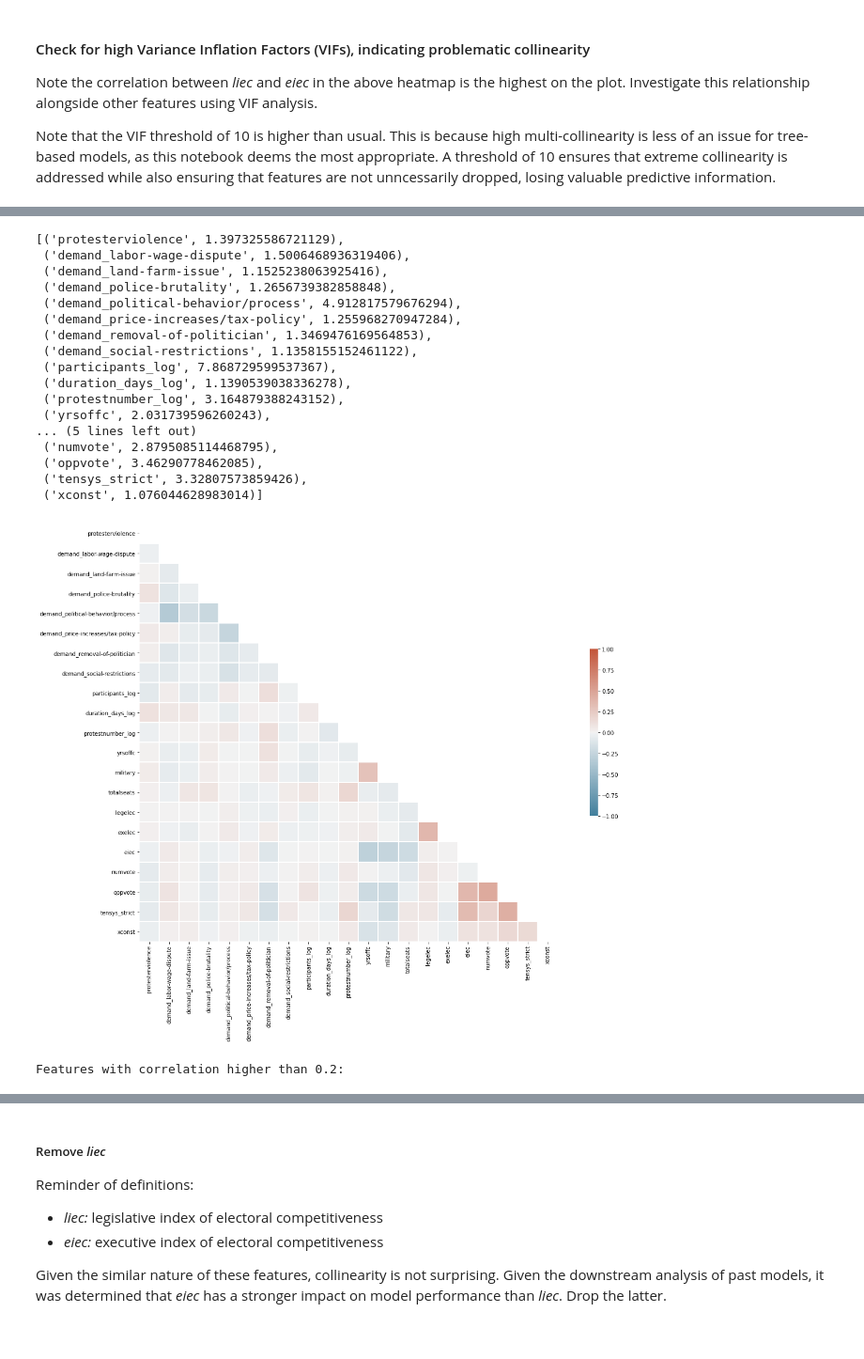
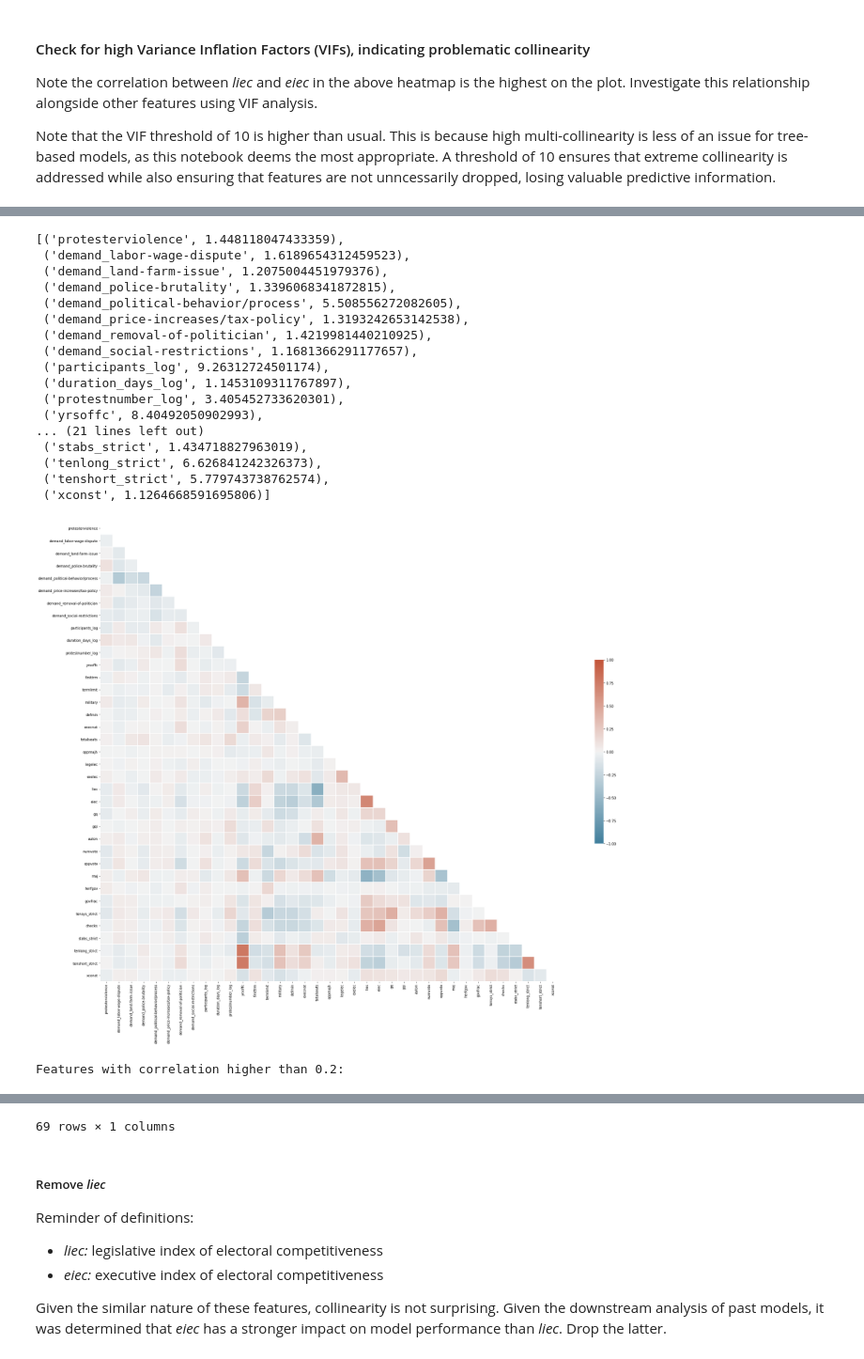
Before and after one commit to sethnlewis/Predicting-Political-Revolutions, a Jupyter notebook: notebooks/MODEL.ipynb, the cells around one changed output, grey strips where cells are left out. Shown at 94% size. Saved outputs shown, nothing was run; the diff lists cells and outputs as text; code cells hidden in the pictures.

```diff
--- a/notebooks/MODEL.ipynb
+++ b/notebooks/MODEL.ipynb
@@ -197,7 +209,7 @@ df['country'] = df.country.astype('category')
 # %% [markdown]
 ##### Run custom function that removes all features that don't have a minimum threshold of non-null values
 # %%
-df = remove_missing_data(df)
+df = remove_missing_data(df, MAX_MISSING_VALUES=1000)
 df.info()
 # %% [output]
 <class 'pandas.core.frame.DataFrame'>
@@ -294,28 +332,28 @@ def calc_vif(df_input):
 # %%
-vif_droppers = ['country', 'region', 'system'] # Categoricals
+vif_droppers = ['country', 'region', 'system', 'execrel'] # Categoricals
 collinearity_df = model_inputs.drop(vif_droppers, axis=1)
 
 display(calc_vif(collinearity_df))
 calculate_collinearity(collinearity_df, min_threshold=0.2, plot=True)
 # %% [output]
-[('protesterviolence', 1.397325586721129),
- ('demand_labor-wage-dispute', 1.5006468936319406),
- ('demand_land-farm-issue', 1.1525238063925416),
- ('demand_police-brutality', 1.2656739382858848),
- ('demand_political-behavior/process', 4.912817579676294),
- ('demand_price-increases/tax-policy', 1.255968270947284),
- ('demand_removal-of-politician', 1.3469476169564853),
- ('demand_social-restrictions', 1.1358155152461122),
- ('participants_log', 7.868729599537367),
- ('duration_days_log', 1.1390539038336278),
- ('protestnumber_log', 3.164879388243152),
- ('yrsoffc', 2.031739596260243),
-... (5 lines left out)
- ('numvote', 2.8795085114468795),
- ('oppvote', 3.46290778462085),
- ('tensys_strict', 3.32807573859426),
- ('xconst', 1.076044628983014)]
+[('protesterviolence', 1.448118047433359),
+ ('demand_labor-wage-dispute', 1.6189654312459523),
+ ('demand_land-farm-issue', 1.2075004451979376),
+ ('demand_police-brutality', 1.3396068341872815),
+ ('demand_political-behavior/process', 5.508556272082605),
+ ('demand_price-increases/tax-policy', 1.3193242653142538),
+ ('demand_removal-of-politician', 1.4219981440210925),
+ ('demand_social-restrictions', 1.1681366291177657),
+ ('participants_log', 9.26312724501174),
+ ('duration_days_log', 1.1453109311767897),
+ ('protestnumber_log', 3.405452733620301),
+ ('yrsoffc', 8.40492050902993),
+... (21 lines left out)
+ ('stabs_strict', 1.434718827963019),
+ ('tenlong_strict', 6.626841242326373),
+ ('tenshort_strict', 5.779743738762574),
+ ('xconst', 1.1264668591695806)]
-[figure, old version]
+[figure, new version]
 Features with correlation higher than 0.2:
 |  | cc |
 | pairs |  |
@@ -336,3 +371,4 @@ Features with correlation higher than 0.2:
+69 rows × 1 columns
 # %% [markdown]
 ##### Remove *liec*
 
```
Also changed, not shown: parts of 39 cells of this notebook, 7 other files.
